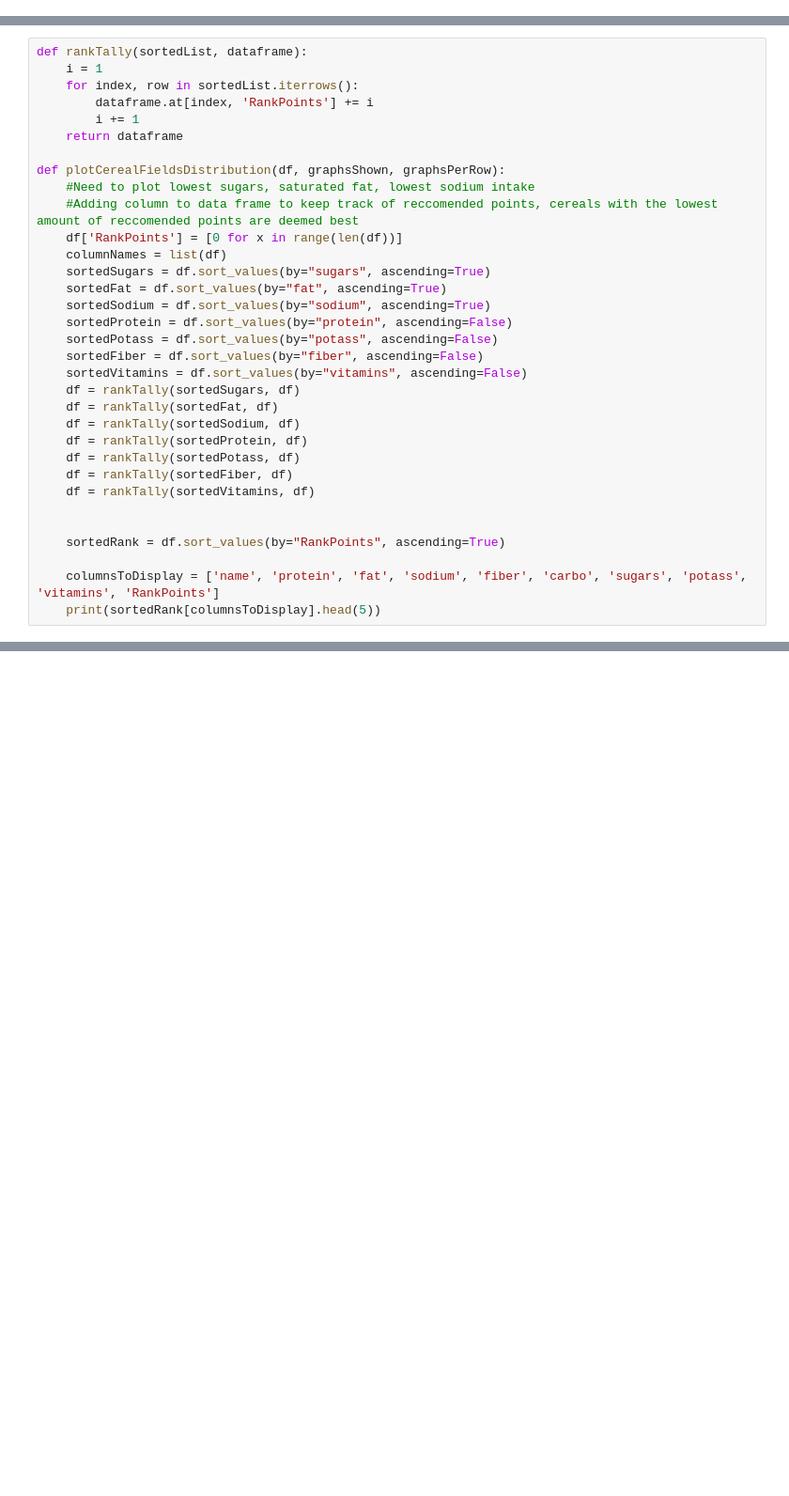
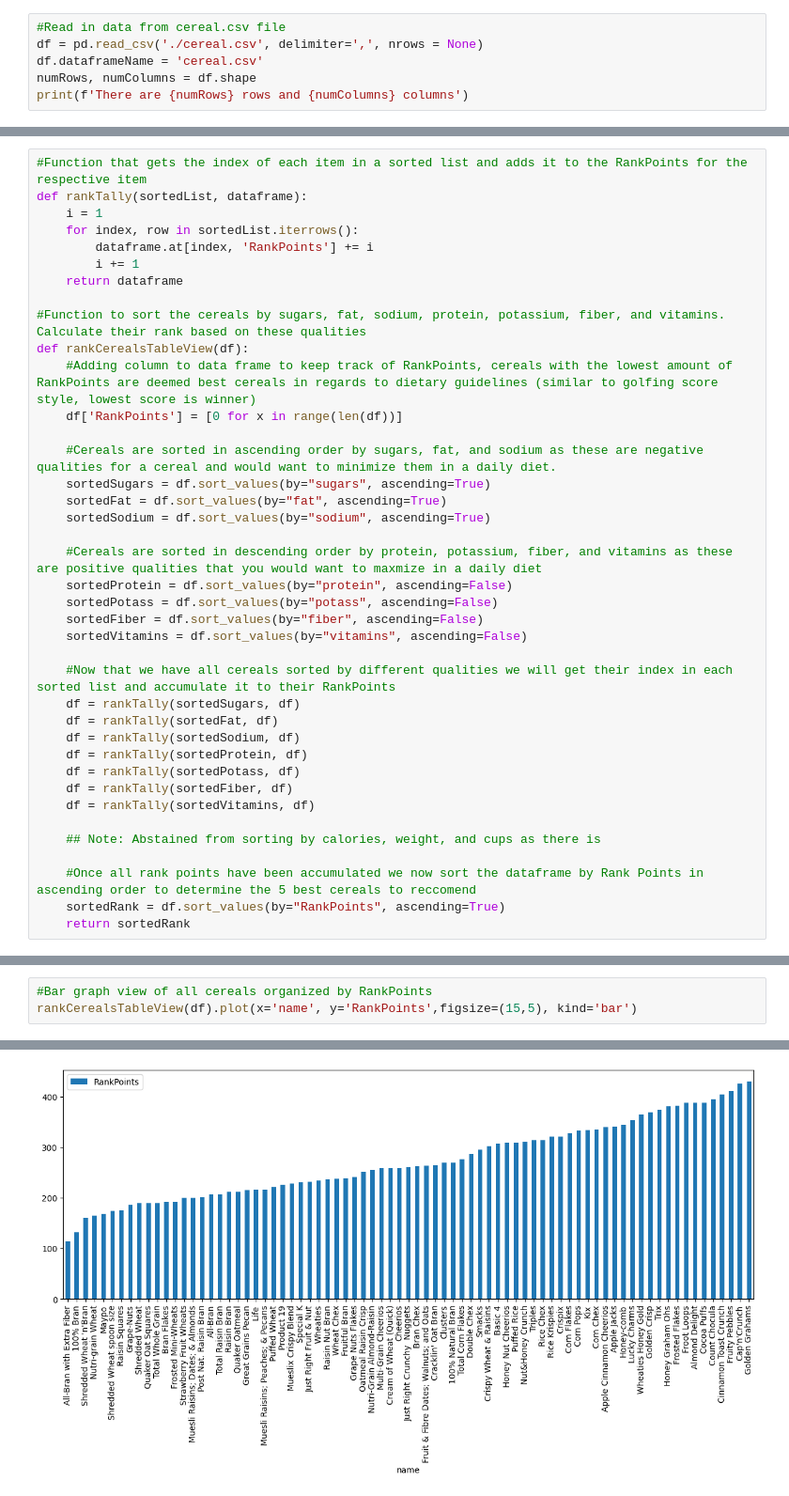
Before and after one commit to iBanihamed/cognitive, a Jupyter notebook: problem2/cereal.ipynb, the cells around one changed output, grey strips where cells are left out. Shown at 94% size. Cells and saved outputs as stored; diff of their text form; blank space fills up the shorter version.

```diff
--- a/problem2/cereal.ipynb
+++ b/problem2/cereal.ipynb
@@ -29,0 +18,6 @@ def plotPerColumnDistribution(df, nGraphShown, nGraphPerRow):
+# %%
+#Read in data from cereal.csv file
+df = pd.read_csv('./cereal.csv', delimiter=',', nrows = None)
+df.dataframeName = 'cereal.csv'
+numRows, numColumns = df.shape
+print(f'There are {numRows} rows and {numColumns} columns')
@@ -30,4 +26,5 @@ def plotPerColumnDistribution(df, nGraphShown, nGraphPerRow):
 # %%
+#Function that gets the index of each item in a sorted list and adds it to the RankPoints for the respective item
 def rankTally(sortedList, dataframe):
     i = 1
     for index, row in sortedList.iterrows():
@@ -35,18 +32,23 @@ def rankTally(sortedList, dataframe):
         i += 1
     return dataframe
 
-def plotCerealFieldsDistribution(df, graphsShown, graphsPerRow):
-    #Need to plot lowest sugars, saturated fat, lowest sodium intake
-    #Adding column to data frame to keep track of reccomended points, cereals with the lowest amount of reccomended points are deemed best
+#Function to sort the cereals by sugars, fat, sodium, protein, potassium, fiber, and vitamins. Calculate their rank based on these qualities
+def rankCerealsTableView(df):
+    #Adding column to data frame to keep track of RankPoints, cereals with the lowest amount of RankPoints are deemed best cereals in regards to dietary guidelines (similar to golfing score style, lowest score is winner)
     df['RankPoints'] = [0 for x in range(len(df))]
-    columnNames = list(df)
+
+    #Cereals are sorted in ascending order by sugars, fat, and sodium as these are negative qualities for a cereal and would want to minimize them in a daily diet.
     sortedSugars = df.sort_values(by="sugars", ascending=True)
     sortedFat = df.sort_values(by="fat", ascending=True)
     sortedSodium = df.sort_values(by="sodium", ascending=True)
+
+    #Cereals are sorted in descending order by protein, potassium, fiber, and vitamins as these are positive qualities that you would want to maxmize in a daily diet
     sortedProtein = df.sort_values(by="protein", ascending=False)
     sortedPotass = df.sort_values(by="potass", ascending=False)
     sortedFiber = df.sort_values(by="fiber", ascending=False)
     sortedVitamins = df.sort_values(by="vitamins", ascending=False)
+
+    #Now that we have all cereals sorted by different qualities we will get their index in each sorted list and accumulate it to their RankPoints
     df = rankTally(sortedSugars, df)
     df = rankTally(sortedFat, df)
     df = rankTally(sortedSodium, df)
@@ -55,8 +57,8 @@ def plotCerealFieldsDistribution(df, graphsShown, graphsPerRow):
     df = rankTally(sortedFiber, df)
     df = rankTally(sortedVitamins, df)
 
+    ## Note: Abstained from sorting by calories, weight, and cups as there is
 
+    #Once all rank points have been accumulated we now sort the dataframe by Rank Points in ascending order to determine the 5 best cereals to reccomend
     sortedRank = df.sort_values(by="RankPoints", ascending=True)
-
-    columnsToDisplay = ['name', 'protein', 'fat', 'sodium', 'fiber', 'carbo', 'sugars', 'potass', 'vitamins', 'RankPoints']
-    print(sortedRank[columnsToDisplay].head(5))
+    return sortedRank
@@ -147,0 +77,4 @@ plotScatterMatrix(df1, 20, 10)
+# %%
+#Bar graph view of all cereals organized by RankPoints
+rankCerealsTableView(df).plot(x='name', y='RankPoints',figsize=(15,5), kind='bar')
+# %% [output]
@@ -147,0 +82 @@ plotScatterMatrix(df1, 20, 10)
+[figure, added]
```
Also changed, not shown: parts of 16 cells of this notebook, 2 other files.
